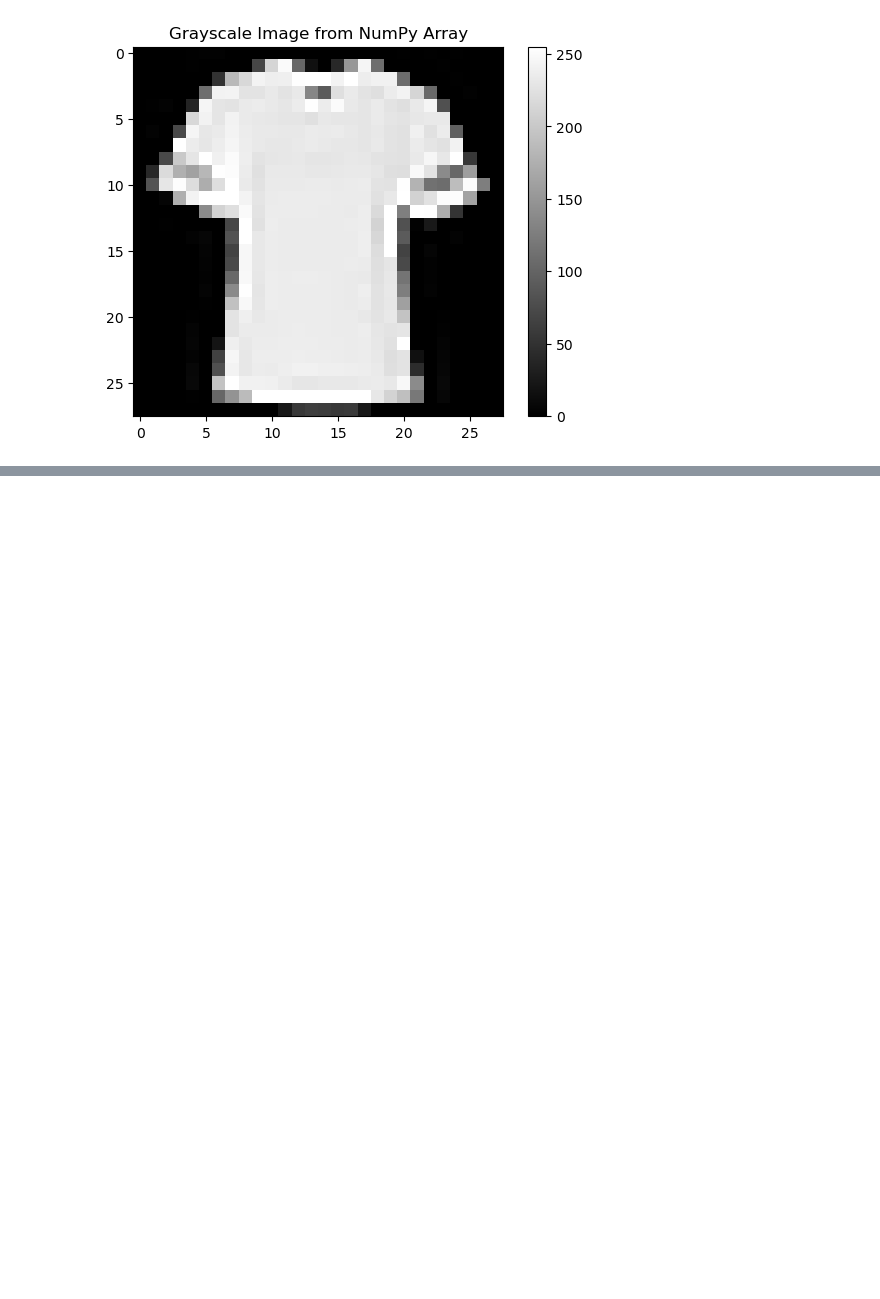
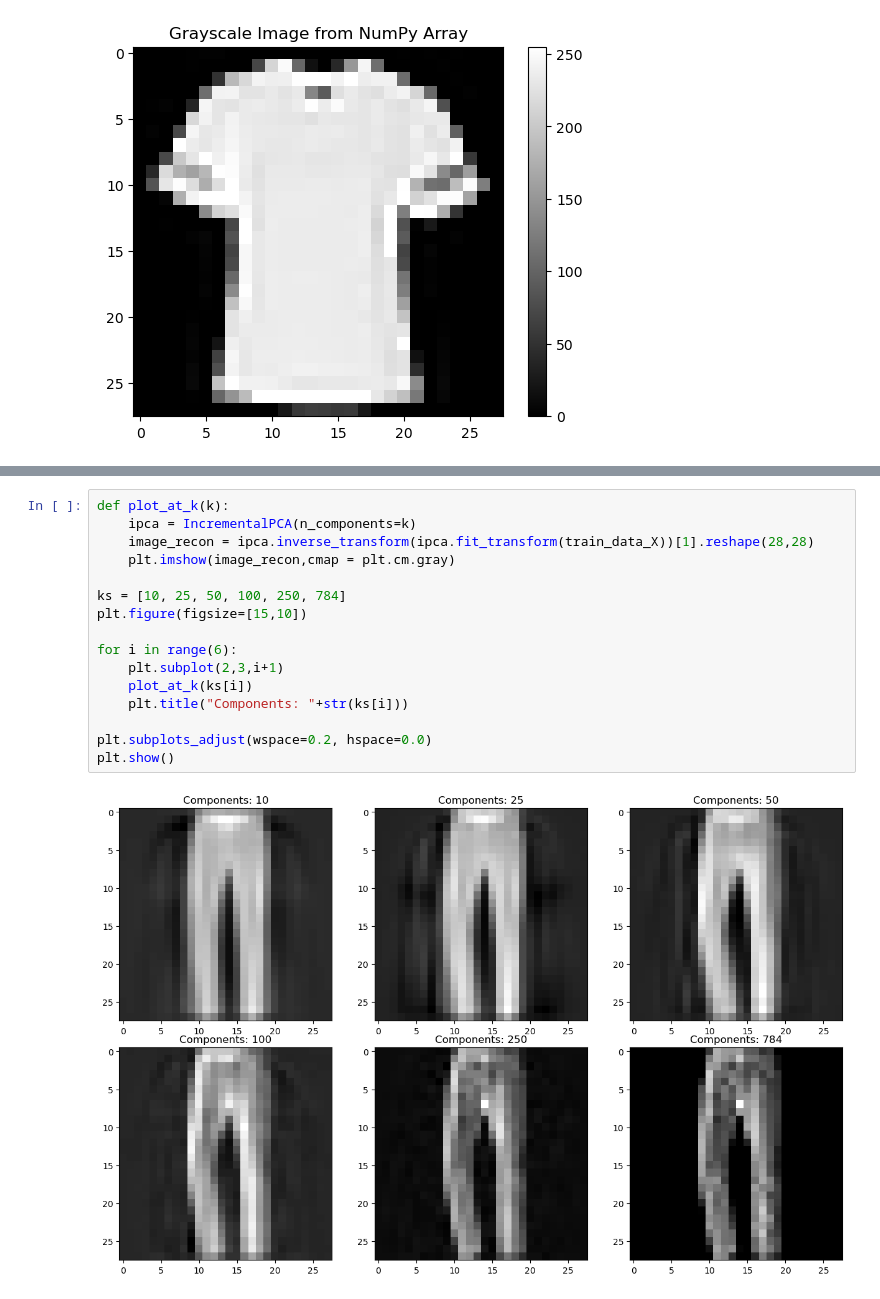
Before and after one commit to kfkfkflmej/ML2024Midi, a Jupyter notebook: Data_exploration.ipynb, the cells around one changed output, grey strips where cells are left out. Drawn from its saved outputs; the diff is of its cells as text; blank space fills up the shorter version.

```diff
--- a/Data_exploration.ipynb
+++ b/Data_exploration.ipynb
@@ -199,0 +223,18 @@ plt.show()
+# %%
+def plot_at_k(k):
+    ipca = IncrementalPCA(n_components=k)
+    image_recon = ipca.inverse_transform(ipca.fit_transform(train_data_X))[1].reshape(28,28)
+    plt.imshow(image_recon,cmap = plt.cm.gray)
+
+ks = [10, 25, 50, 100, 250, 784]
+plt.figure(figsize=[15,10])
+
+for i in range(6):
+    plt.subplot(2,3,i+1)
+    plot_at_k(ks[i])
+    plt.title("Components: "+str(ks[i]))
+
+plt.subplots_adjust(wspace=0.2, hspace=0.0)
+plt.show()
+# %% [output]
+[figure, added]
```
Also changed, not shown: parts of 11 cells of this notebook.
